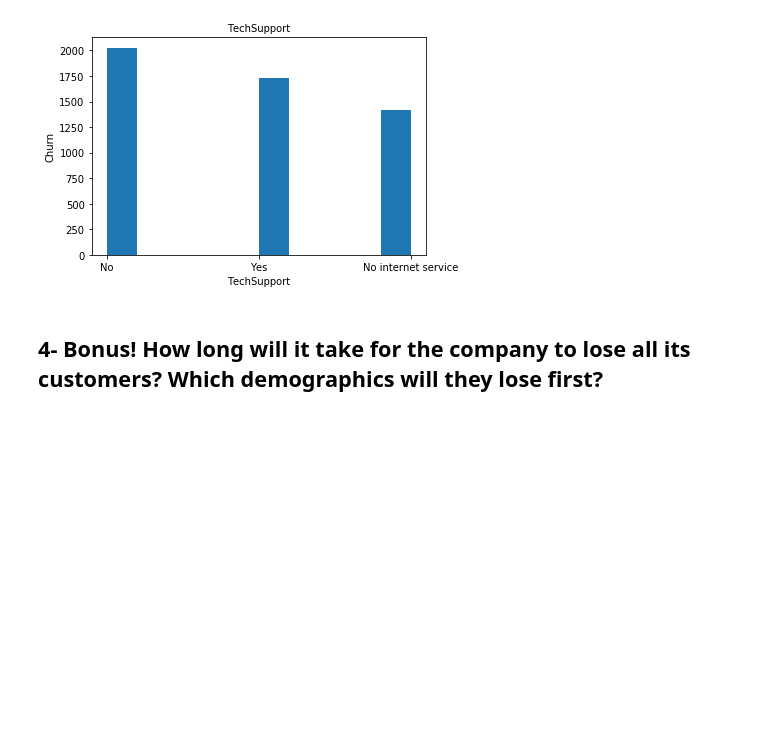
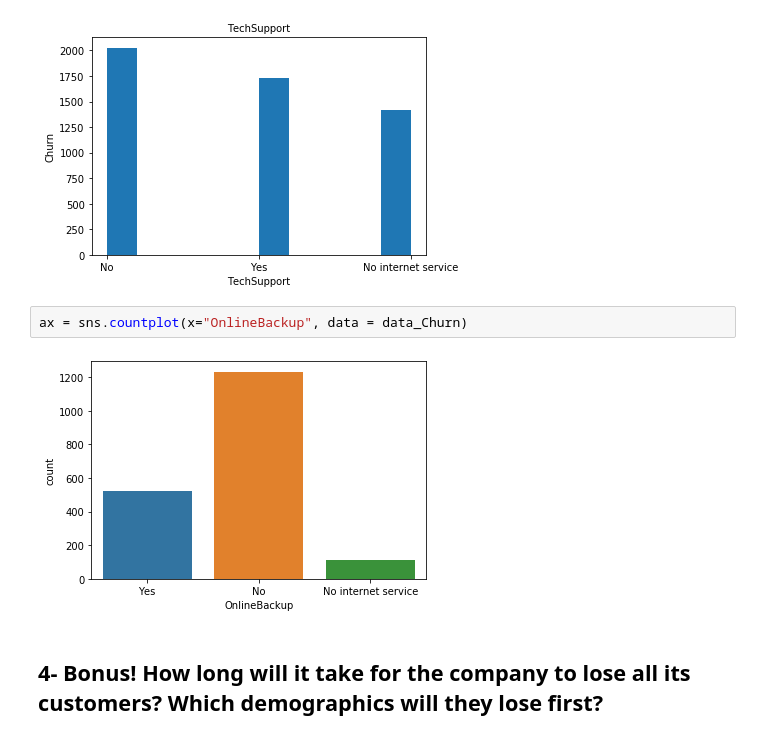
Before and after one commit to Bretius/Churn_Project, a Jupyter notebook: BretiusMustaphat_projetIBM.ipynb, the cells around one changed output. Saved outputs shown, nothing was run; the diff lists cells and outputs as text; blank space fills up the shorter version.

```diff
--- a/BretiusMustaphat_projetIBM.ipynb
+++ b/BretiusMustaphat_projetIBM.ipynb
@@ -580,6 +580,10 @@ plt.xlabel('TechSupport')
 plt.show()
 # %% [output]
 [figure]
+# %%
+ax = sns.countplot(x="OnlineBackup", data = data_Churn)
+# %% [output]
+[figure, added]
 # %% [markdown]
 ## 4- Bonus! How long will it take for the company to lose all its customers?  Which demographics will they lose first?
 # %%
```
Also changed, not shown: parts of 1 cell of this notebook.
